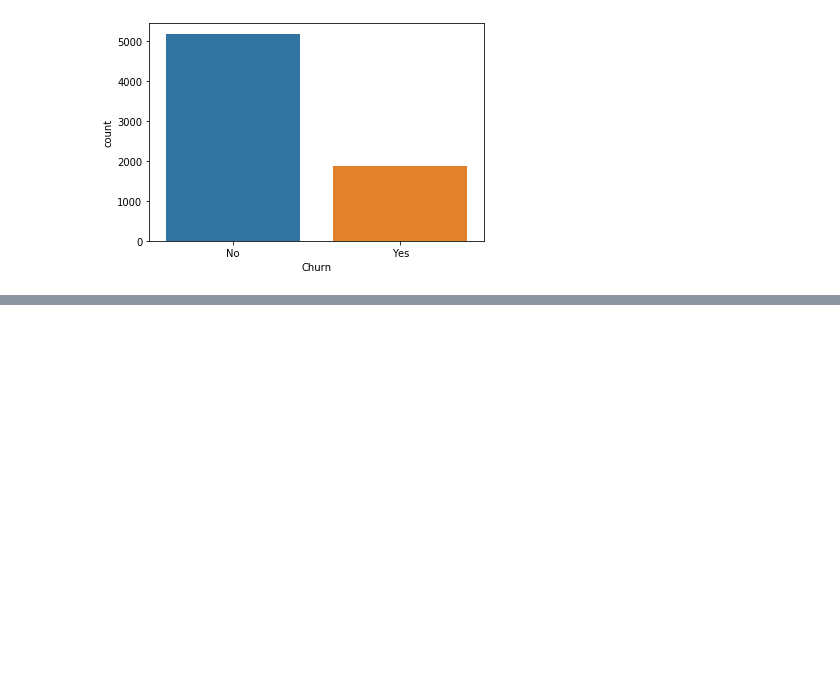
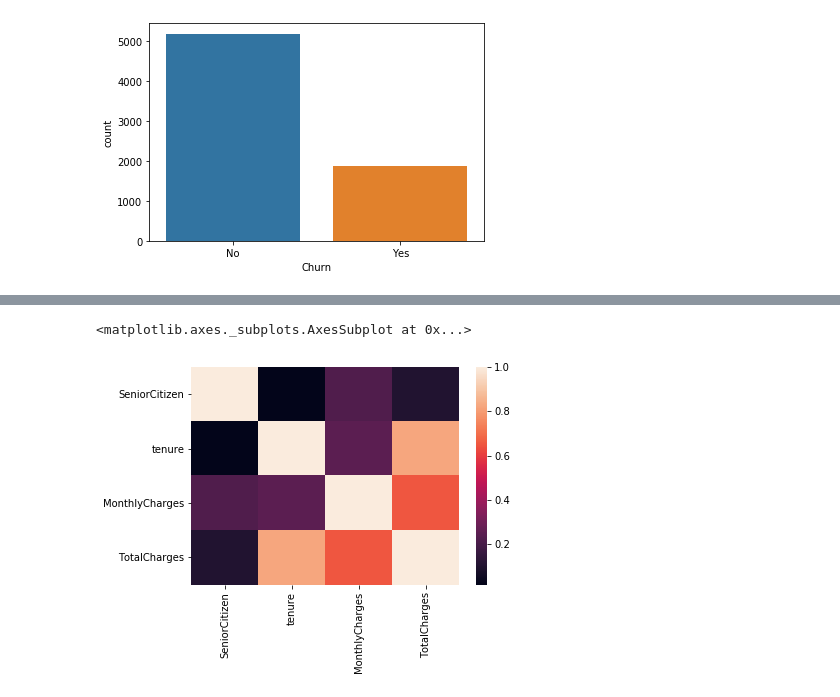
Before and after one commit to satishkannan1995/Project, a Jupyter notebook: Telco-problem dataset.ipynb, the cells around one changed output, grey strips where cells are left out. Cells and saved outputs as stored; diff of their text form; code cells hidden in the pictures; blank space fills up the shorter version.

```diff
--- a/Telco-problem dataset.ipynb
+++ b/Telco-problem dataset.ipynb
@@ -375,0 +472,5 @@ sns.countplot(x="Churn",data=df);
+# %%
+sns.heatmap(df.corr())
+# %% [output]
+<matplotlib.axes._subplots.AxesSubplot at 0x...>
+[figure, added]
```
Also changed, not shown: parts of 14 cells of this notebook.
